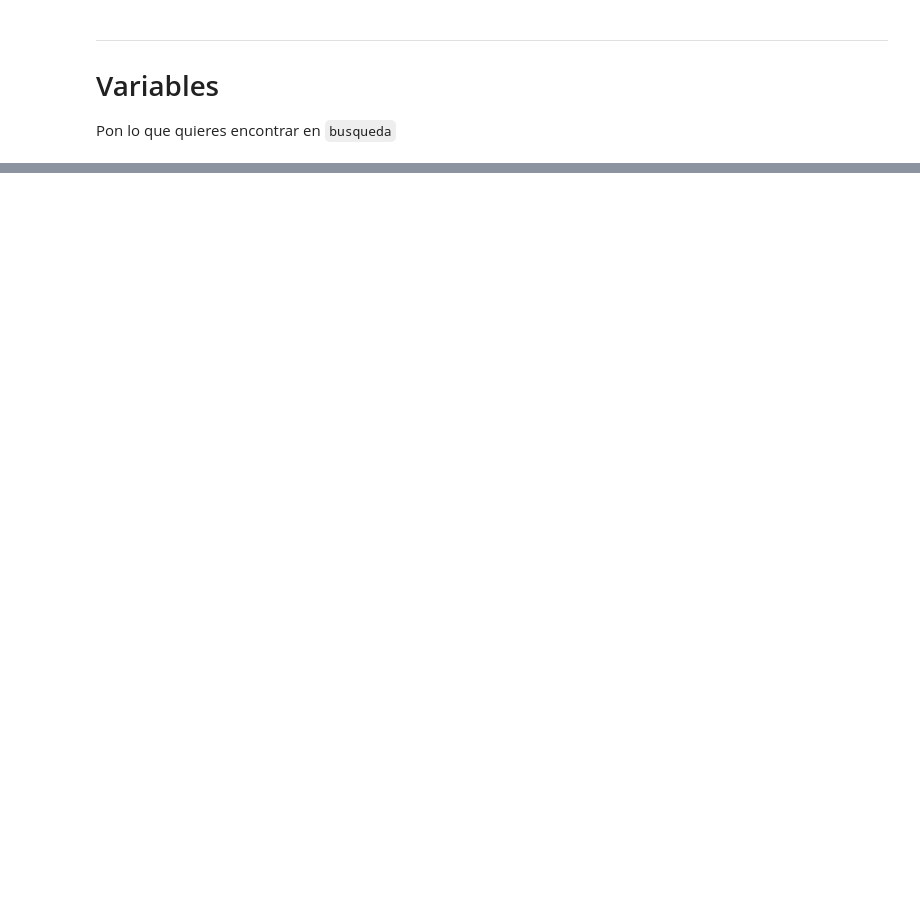
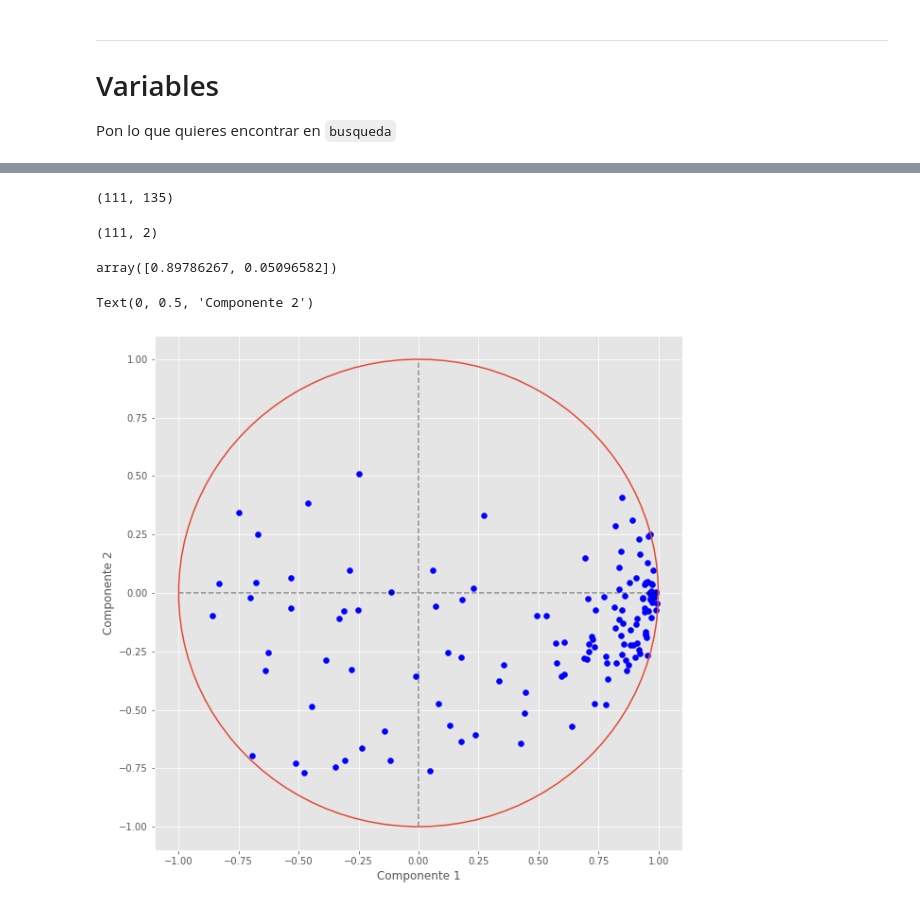
Before and after one commit to magmapinguin/Estimacion-del-PIB-mediante-Ciencia-de-datos, a Jupyter notebook: Notebooks/exploracion.ipynb, the cells around one changed output, grey strips where cells are left out. Drawn from its saved outputs; the diff is of its cells as text; code cells hidden in the pictures; blank space fills up the shorter version.

Commit message:
Se agregó matriz de correlaciones y PCA

```diff
--- a/Notebooks/exploracion.ipynb
+++ b/Notebooks/exploracion.ipynb
@@ -146,0 +176,38 @@ Transporte por ductos. Transporte turístico. Servicios relacionados con el tran
+# %%
+X = trimestrales.values
+X.shape
+# %% [output]
+(111, 135)
+# %%
+pca = PCA(n_components=2)
+X_r = pca.fit_transform(X)
+X_r.shape
+# %% [output]
+(111, 2)
+# %%
+pca.explained_variance_ratio_
+# %% [output]
+array([0.89786267, 0.05096582])
+# %%
+def correlaciones_pca(original, componentes):
+    n_rows, n_cols = original.shape
+    _, n_comps = componentes.shape
+    correlaciones = np.corrcoef(original, componentes, rowvar=False)
+    return correlaciones[:-n_comps, n_cols:]
+# %%
+corrs = correlaciones_pca(X, X_r)
+
+corrs.shape
+# %%
+plt.figure(figsize=(10,10))
+
+θ = np.linspace(0, 2*np.pi, 100)
+plt.plot(np.cos(θ), np.sin(θ))
+plt.vlines(x=0, ymin=-1, ymax=1, color="black", ls="--", alpha=0.4)
+plt.hlines(y=0, xmin=-1, xmax=1, color="black", ls="--", alpha=0.4)
+plt.scatter(corrs[:,0], corrs[:,1], c="blue")
+plt.xlabel("Componente 1")
+plt.ylabel("Componente 2")
+# %% [output]
+Text(0, 0.5, 'Componente 2')
+[figure, added]
```
Also changed, not shown: parts of 14 cells of this notebook.
